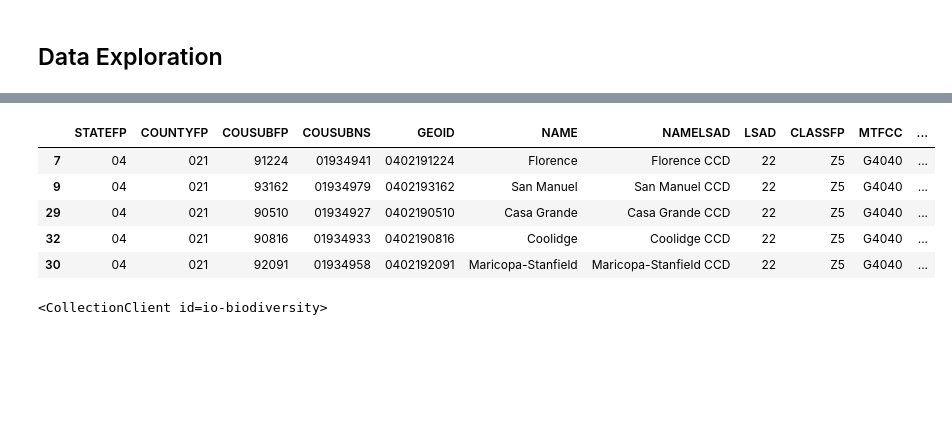
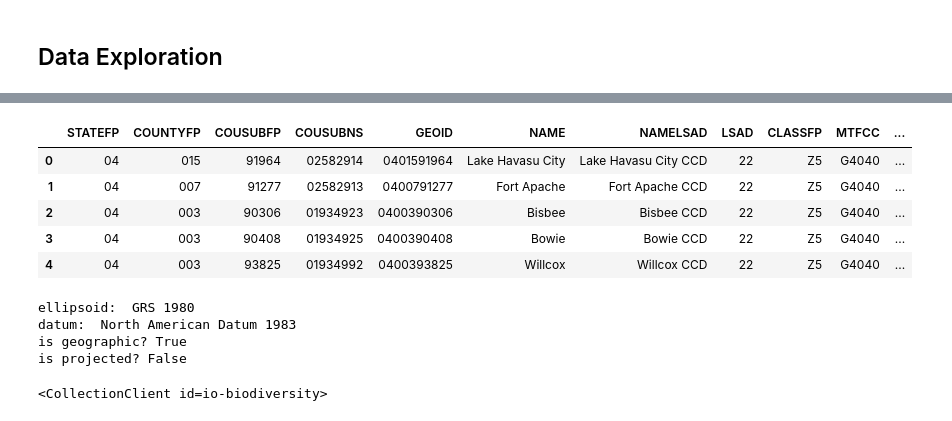
Before and after one commit to bgrazda/biodiversity-intactness, a Jupyter notebook: bii.ipynb, the cells around one changed output, grey strips where cells are left out. Cells and saved outputs as stored; diff of their text form; code cells hidden in the pictures; blank space fills up the shorter version.

```diff
--- a/bii.ipynb
+++ b/bii.ipynb
@@ -26,5 +28,5 @@ collection.title
 # %% [output]
 'Biodiversity Intactness'
 # %%
-county_subdiv = gpd.read_file(os.path.join('data',
+arizona_bound = gpd.read_file(os.path.join('data',
                                           'tl_2020_04_cousub.shp'))
@@ -37,12 +40,23 @@ arizona = gpd.clip(county_subdiv, bbox)
 # %%
-arizona.head()
+arizona_bound.head()
 # %% [output]
 |  | STATEFP | COUNTYFP | COUSUBFP | COUSUBNS | GEOID | NAME | NAMELSAD | LSAD | CLASSFP | MTFCC | ... |
-| 7 | 04 | 021 | 91224 | 01934941 | 0402191224 | Florence | Florence CCD | 22 | Z5 | G4040 | ... |
-| 9 | 04 | 021 | 93162 | 01934979 | 0402193162 | San Manuel | San Manuel CCD | 22 | Z5 | G4040 | ... |
-| 29 | 04 | 021 | 90510 | 01934927 | 0402190510 | Casa Grande | Casa Grande CCD | 22 | Z5 | G4040 | ... |
-| 32 | 04 | 021 | 90816 | 01934933 | 0402190816 | Coolidge | Coolidge CCD | 22 | Z5 | G4040 | ... |
-| 30 | 04 | 021 | 92091 | 01934958 | 0402192091 | Maricopa-Stanfield | Maricopa-Stanfield CCD | 22 | Z5 | G4040 | ... |
+| 0 | 04 | 015 | 91964 | 02582914 | 0401591964 | Lake Havasu City | Lake Havasu City CCD | 22 | Z5 | G4040 | ... |
+| 1 | 04 | 007 | 91277 | 02582913 | 0400791277 | Fort Apache | Fort Apache CCD | 22 | Z5 | G4040 | ... |
+| 2 | 04 | 003 | 90306 | 01934923 | 0400390306 | Bisbee | Bisbee CCD | 22 | Z5 | G4040 | ... |
+| 3 | 04 | 003 | 90408 | 01934925 | 0400390408 | Bowie | Bowie CCD | 22 | Z5 | G4040 | ... |
+| 4 | 04 | 003 | 93825 | 01934992 | 0400393825 | Willcox | Willcox CCD | 22 | Z5 | G4040 | ... |
+# %%
+# Get more informaiton about CRS
+print('ellipsoid: ', arizona_bound.crs.ellipsoid)
+print('datum: ', arizona_bound.crs.datum)
+print('is geographic?', arizona_bound.crs.is_geographic)
+print('is projected?', arizona_bound.crs.is_projected)
+# %% [output]
+ellipsoid:  GRS 1980
+datum:  North American Datum 1983
+is geographic? True
+is projected? False
 # %%
 collection
 # %% [output]
```
Also changed, not shown: parts of 24 cells of this notebook.
